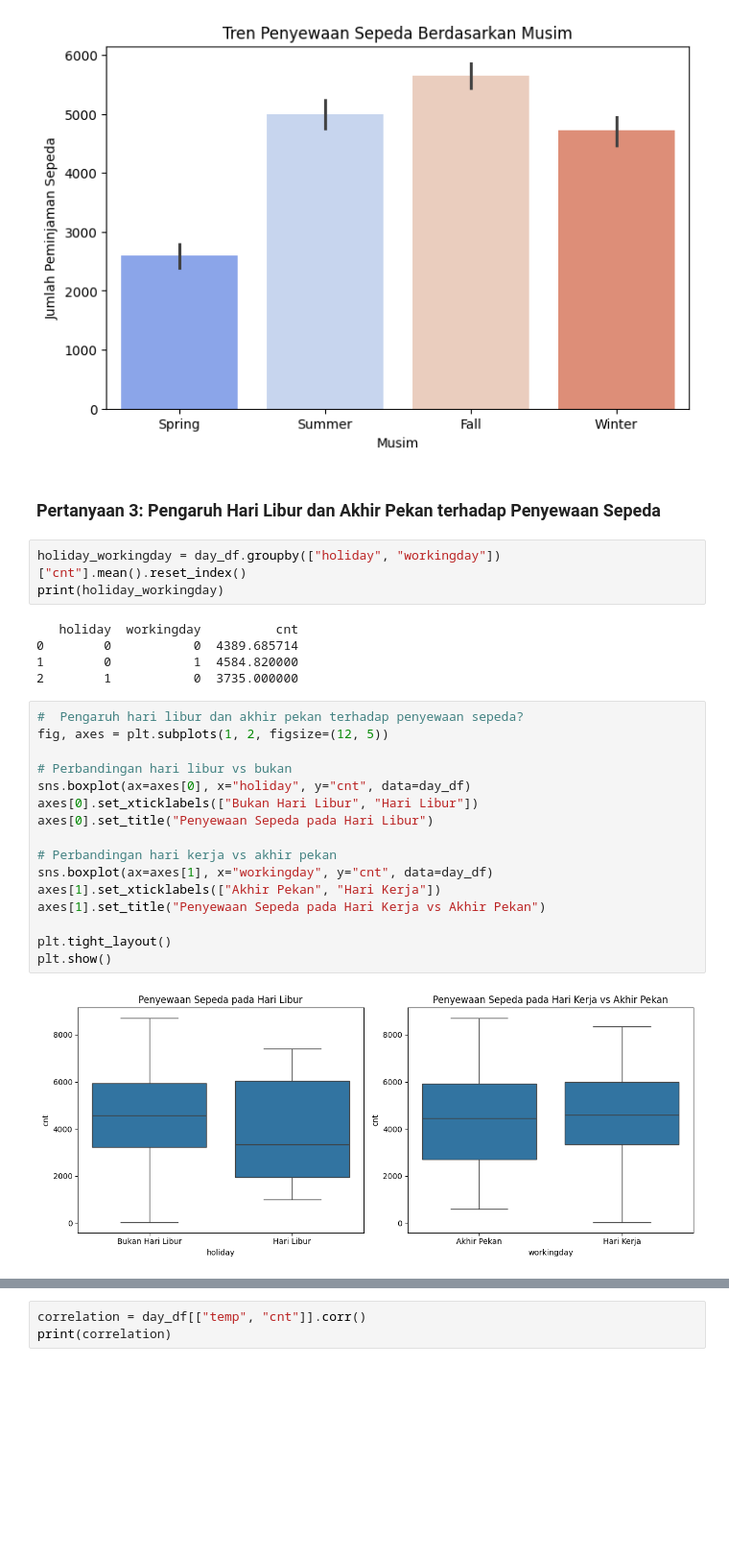
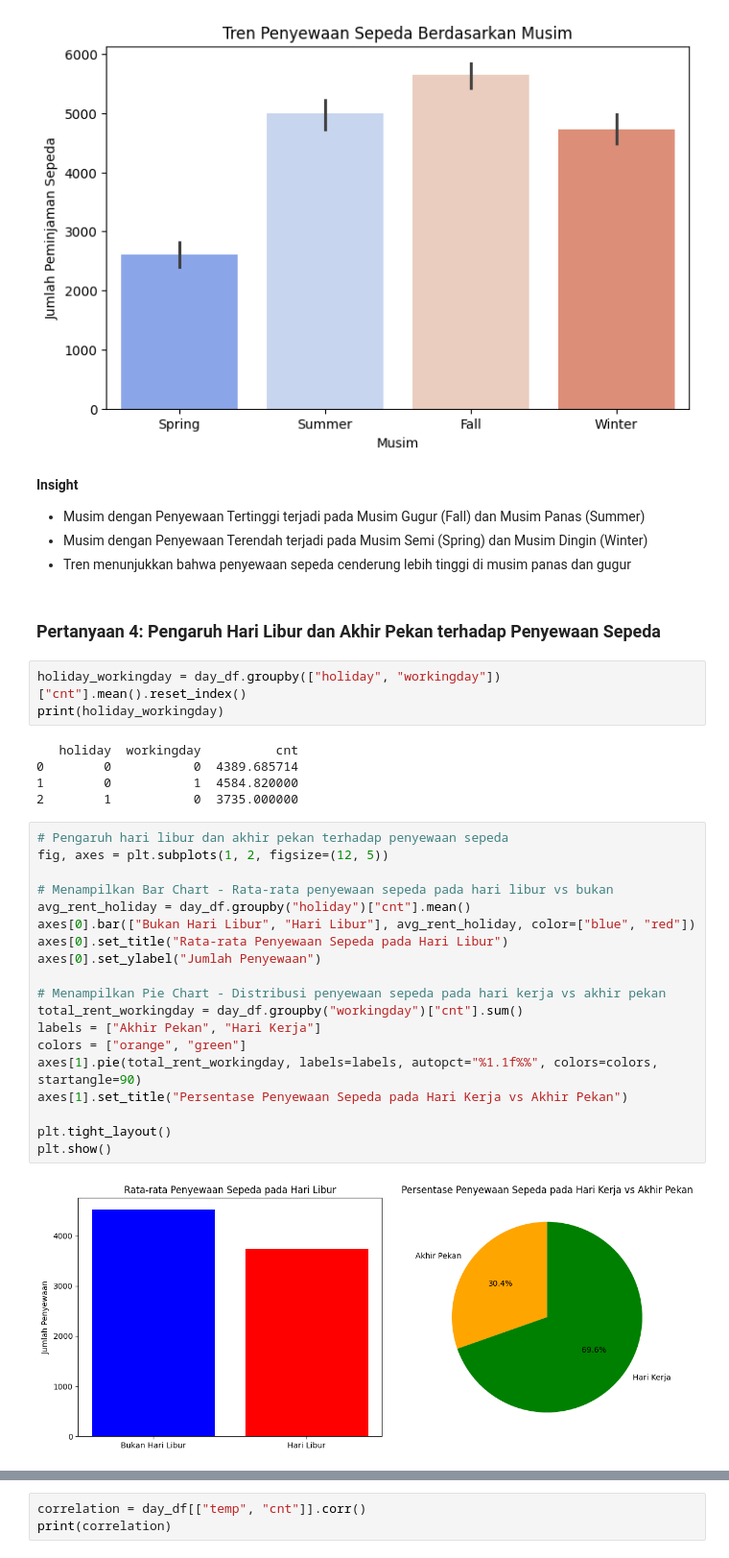
Before and after one commit to agummds/Data-Analisis, a Jupyter notebook: Submission.ipynb, the cells around one changed output, grey strips where cells are left out. Shown at 96% size. Cells and saved outputs as stored; diff of their text form; blank space fills up the shorter version.

```diff
--- a/Submission.ipynb
+++ b/Submission.ipynb
@@ -344,8 +394,13 @@ Passing `palette` without assigning `hue` is deprecated and will be removed in v
 
   sns.barplot(x="season", y="cnt", data=day_df, palette="coolwarm")
 [figure]
+# %% [markdown]
+**Insight**
+- Musim dengan Penyewaan Tertinggi terjadi pada Musim Gugur (Fall) dan Musim Panas (Summer)
+- Musim dengan Penyewaan Terendah terjadi pada Musim Semi (Spring) dan Musim Dingin (Winter)
+- Tren menunjukkan bahwa penyewaan sepeda cenderung lebih tinggi di musim panas dan gugur
 # %% [markdown]
-### Pertanyaan 3: Pengaruh Hari Libur dan Akhir Pekan terhadap Penyewaan Sepeda
+### Pertanyaan 4: Pengaruh Hari Libur dan Akhir Pekan terhadap Penyewaan Sepeda
 # %%
 holiday_workingday = day_df.groupby(["holiday", "workingday"])["cnt"].mean().reset_index()
 print(holiday_workingday)
@@ -355,20 +410,23 @@ print(holiday_workingday)
 1        0           1  4584.820000
 2        1           0  3735.000000
 # %%
-#  Pengaruh hari libur dan akhir pekan terhadap penyewaan sepeda?
+# Pengaruh hari libur dan akhir pekan terhadap penyewaan sepeda
 fig, axes = plt.subplots(1, 2, figsize=(12, 5))
 
-# Perbandingan hari libur vs bukan
-sns.boxplot(ax=axes[0], x="holiday", y="cnt", data=day_df)
-axes[0].set_xticklabels(["Bukan Hari Libur", "Hari Libur"])
-axes[0].set_title("Penyewaan Sepeda pada Hari Libur")
+# Menampilkan Bar Chart - Rata-rata penyewaan sepeda pada hari libur vs bukan
+avg_rent_holiday = day_df.groupby("holiday")["cnt"].mean()
+axes[0].bar(["Bukan Hari Libur", "Hari Libur"], avg_rent_holiday, color=["blue", "red"])
+axes[0].set_title("Rata-rata Penyewaan Sepeda pada Hari Libur")
+axes[0].set_ylabel("Jumlah Penyewaan")
 
-# Perbandingan hari kerja vs akhir pekan
-sns.boxplot(ax=axes[1], x="workingday", y="cnt", data=day_df)
-axes[1].set_xticklabels(["Akhir Pekan", "Hari Kerja"])
-axes[1].set_title("Penyewaan Sepeda pada Hari Kerja vs Akhir Pekan")
+# Menampilkan Pie Chart - Distribusi penyewaan sepeda pada hari kerja vs akhir pekan
+total_rent_workingday = day_df.groupby("workingday")["cnt"].sum()
+labels = ["Akhir Pekan", "Hari Kerja"]
+colors = ["orange", "green"]
+axes[1].pie(total_rent_workingday, labels=labels, autopct="%1.1f%%", colors=colors, startangle=90)
+axes[1].set_title("Persentase Penyewaan Sepeda pada Hari Kerja vs Akhir Pekan")
 
 plt.tight_layout()
 plt.show()
 # %% [output]
-[figure, old version]
+[figure, new version]
```
Also changed, not shown: parts of 34 cells of this notebook.
